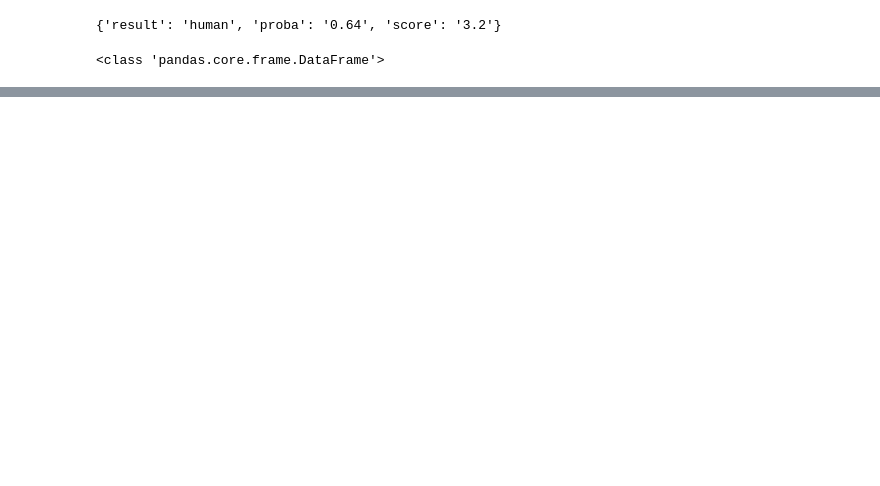
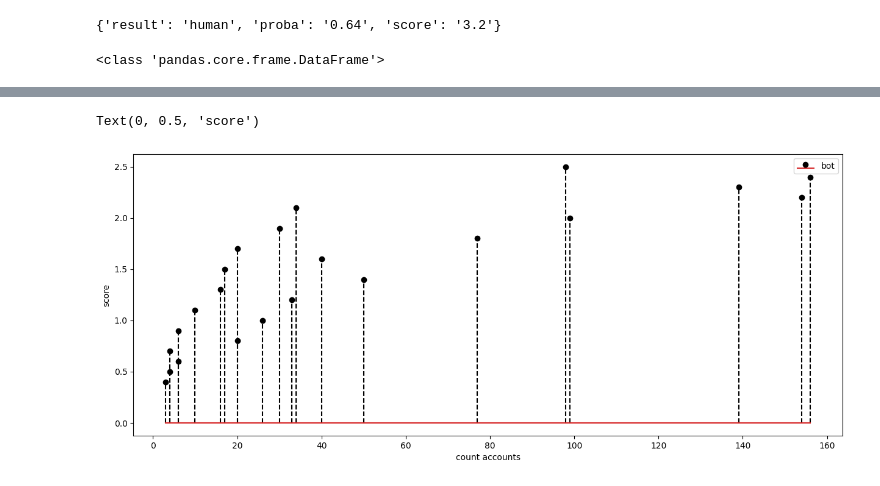
Before and after one commit to PFE2024/satt_ai, a Jupyter notebook: twitter/result/testAI2.ipynb, the cells around one changed output, grey strips where cells are left out. Saved outputs shown, nothing was run; the diff lists cells and outputs as text; code cells hidden in the pictures; blank space fills up the shorter version.

```diff
--- a/twitter/result/testAI2.ipynb
+++ b/twitter/result/testAI2.ipynb
@@ -97,0 +128,3 @@ message {'message': "[{'code': 50, 'message': 'User not found.'}]"}
+# %%
+countsb = countsb.reset_index(name='result')
+print(countsb)
@@ -97,0 +182,11 @@ message {'message': "[{'code': 50, 'message': 'User not found.'}]"}
+# %%
+# Bar plot
+fig, ax = plt.subplots(figsize=(15, 6))
+ax.stem( countsb['result'],countsb['score'],label="bot", linefmt = 'k--')
+
+ax.legend()
+ax.set_xlabel('count accounts')
+ax.set_ylabel('score')
+# %% [output]
+Text(0, 0.5, 'score')
+[figure, added]
```
Also changed, not shown: parts of 8 cells of this notebook, 5 other files.
